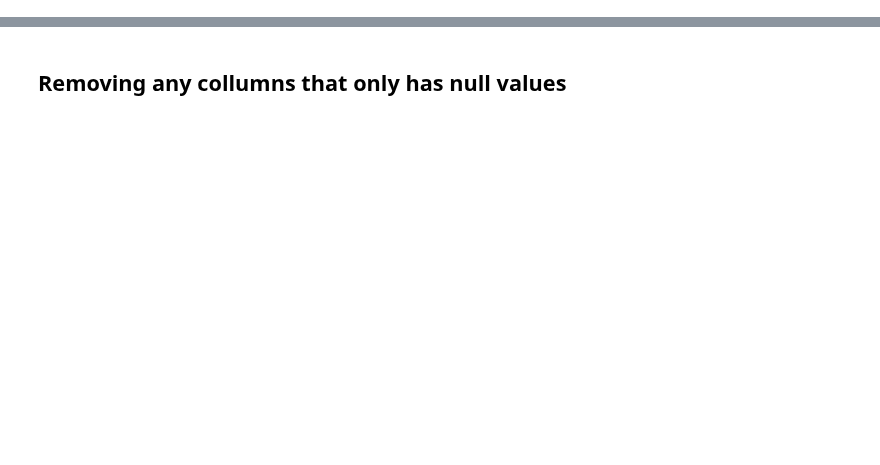
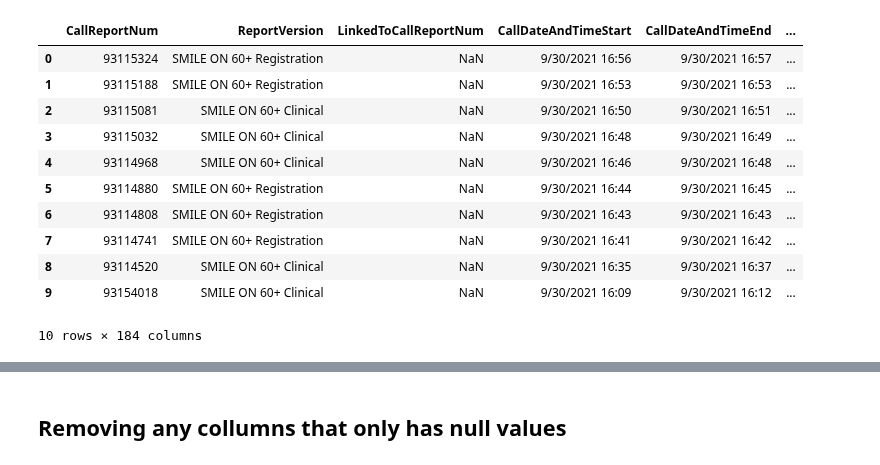
Before and after one commit to Jmiah789/smile-on-get_tootha_choppa, a Jupyter notebook: notebooks/Cleaning_Smile.ipynb, the cells around one changed output, grey strips where cells are left out. Drawn from its saved outputs; the diff is of its cells as text; code cells hidden in the pictures; blank space fills up the shorter version.

```diff
--- a/notebooks/Cleaning_Smile.ipynb
+++ b/notebooks/Cleaning_Smile.ipynb
@@ -6,6 +7,19 @@ import seaborn as sns
 %matplotlib inline
 # %%
-smile_df = pd.read_csv('../data/Smileon.2021.10.17.csv')
+smile_df = pd.read_csv('../data/Smileon.2021.10.17.csv', header=2)
 smile_df.head(10)
+# %% [output]
+|  | CallReportNum | ReportVersion | LinkedToCallReportNum | CallDateAndTimeStart | CallDateAndTimeEnd | ... |
+| 0 | 93115324 | SMILE ON 60+ Registration | NaN | 9/30/2021 16:56 | 9/30/2021 16:57 | ... |
+| 1 | 93115188 | SMILE ON 60+ Registration | NaN | 9/30/2021 16:53 | 9/30/2021 16:53 | ... |
+| 2 | 93115081 | SMILE ON 60+ Clinical | NaN | 9/30/2021 16:50 | 9/30/2021 16:51 | ... |
+| 3 | 93115032 | SMILE ON 60+ Clinical | NaN | 9/30/2021 16:48 | 9/30/2021 16:49 | ... |
+| 4 | 93114968 | SMILE ON 60+ Clinical | NaN | 9/30/2021 16:46 | 9/30/2021 16:48 | ... |
+| 5 | 93114880 | SMILE ON 60+ Registration | NaN | 9/30/2021 16:44 | 9/30/2021 16:45 | ... |
+| 6 | 93114808 | SMILE ON 60+ Registration | NaN | 9/30/2021 16:43 | 9/30/2021 16:43 | ... |
+| 7 | 93114741 | SMILE ON 60+ Registration | NaN | 9/30/2021 16:41 | 9/30/2021 16:42 | ... |
+| 8 | 93114520 | SMILE ON 60+ Clinical | NaN | 9/30/2021 16:35 | 9/30/2021 16:37 | ... |
+| 9 | 93154018 | SMILE ON 60+ Clinical | NaN | 9/30/2021 16:09 | 9/30/2021 16:12 | ... |
+10 rows × 184 columns
 # %%
 print(smile_df)
```
Also changed, not shown: parts of 16 cells of this notebook.
